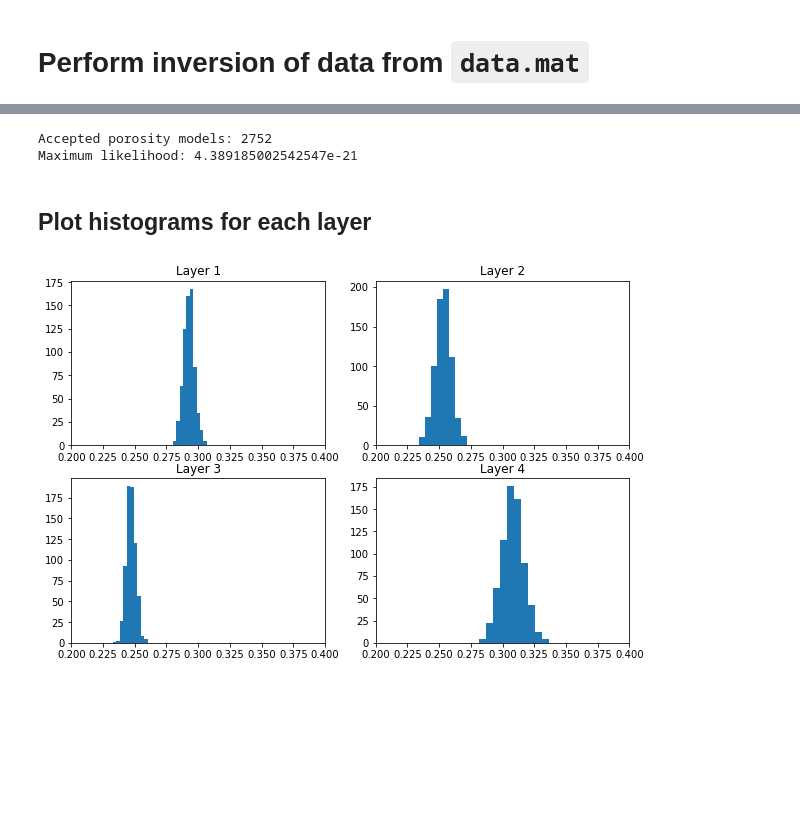
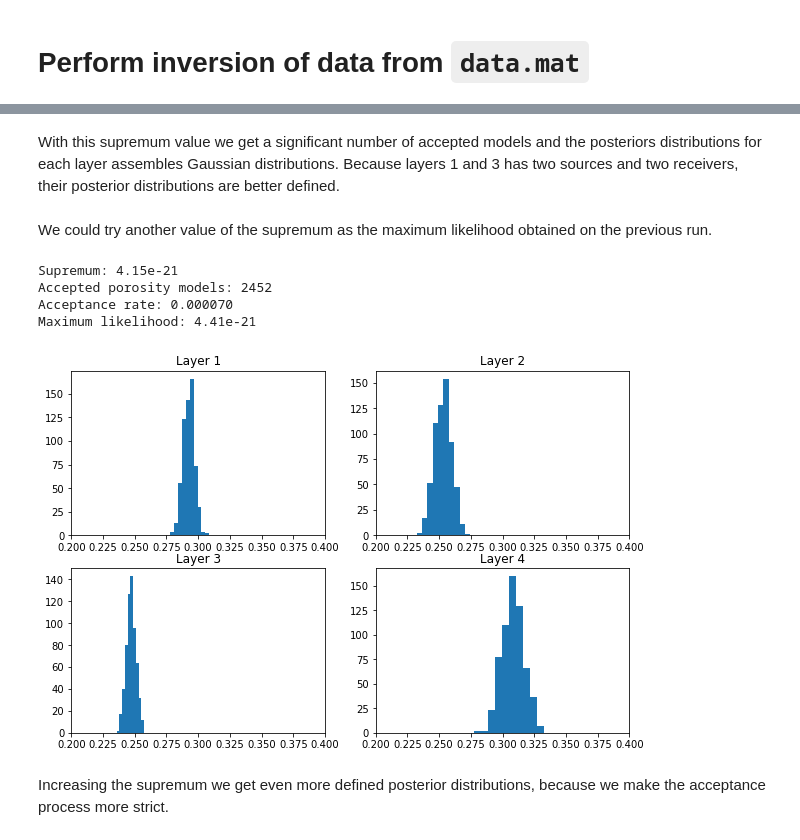
Before and after one commit to santisoler/lapis2019-linde-homework, a Jupyter notebook: Solutions to Homework.ipynb, the cells around one changed output, grey strips where cells are left out. Saved outputs shown, nothing was run; the diff lists cells and outputs as text; code cells hidden in the pictures; blank space fills up the shorter version.

Commit message:
Improve notebook
Add plot function.
Add several inversion with different supremum values.
Add markdown notes for explaining the codes.

```diff
--- a/Solutions to Homework.ipynb
+++ b/Solutions to Homework.ipynb
@@ -135,7 +135,7 @@ def inverse_problem(G, times, sigma, supremum, iterations, expected_acceptance=0
     G : numpy.matrix
         Forward modelling matrix
     times : array
-        Measured arrival times on every receiver
+        Measured travel times on for every source-receiver pair
     sigma : float
         Standar deviation of the meassured times
     supremum : float
@@ -190,2 +192,12 @@ def _likelihood(G, porosity, times, sigma):
+# %%
+def plot_posterior(porosities, min_porosity=0.2, max_porosity=0.4):
+    """
+    Plot posterior distribution of each layer porosity
+    """
+    fig, axes = plt.subplots(nrows=2, ncols=2, figsize=(10, 6.66))
+    for i, ax in enumerate(axes.ravel()):
+        ax.hist(porosities[:, i])
+        ax.set_title("Layer {}".format(i + 1))
+        ax.set_xlim(min_porosity, max_porosity)
 # %% [markdown]
 # Perform inversion of data from `data.mat`
@@ -206,25 +296,33 @@ times = data["dataobs5"]
+# %% [markdown]
+With this supremum value we get a significant number of accepted models and the posteriors distributions for each layer assembles Gaussian distributions.
+Because layers 1 and 3 has two sources and two receivers, their posterior distributions are better defined.
+# %% [markdown]
+We could try another value of the supremum as the maximum likelihood obtained on the previous run.
 # %%
+iterations = 35e6
+sigma = 1
+supremum = 4.15e-21
+
 porosities, max_likelihood = inverse_problem(
     G,
     times,
-    sigma=1,
-    supremum=4e-21,
-    iterations=35e6
+    sigma=sigma,
+    supremum=supremum,
+    iterations=iterations,
 )
 
+print("Supremum: {:1.2e}".format(supremum))
 print("Accepted porosity models: {}".format(porosities.size))
-print("Maximum likelihood: {}".format(max_likelihood))
+print("Acceptance rate: {:f}".format(porosities.size / iterations))
+print("Maximum likelihood: {:1.2e}".format(max_likelihood))
+
+plot_posterior(porosities)
+plt.show()
 # %% [output]
-Accepted porosity models: 2752
-Maximum likelihood: 4.389185002542547e-21
+Supremum: 4.15e-21
+Accepted porosity models: 2452
+Acceptance rate: 0.000070
+Maximum likelihood: 4.41e-21
+[figure, added]
-# %% [markdown]
-## Plot histograms for each layer
-# %%
-fig, axes = plt.subplots(nrows=2, ncols=2, figsize=(10, 6.66))
-for i, ax in enumerate(axes.ravel()):
-    ax.hist(porosities[:, i])
-    ax.set_title("Layer {}".format(i + 1))
-    ax.set_xlim(0.2, 0.4)
-plt.show()
-# %% [output]
-[figure, removed]
+# %% [markdown]
+Increasing the supremum we get even more defined posterior distributions, because we make the acceptance process more strict.
```
Also changed, not shown: parts of 16 cells of this notebook.
